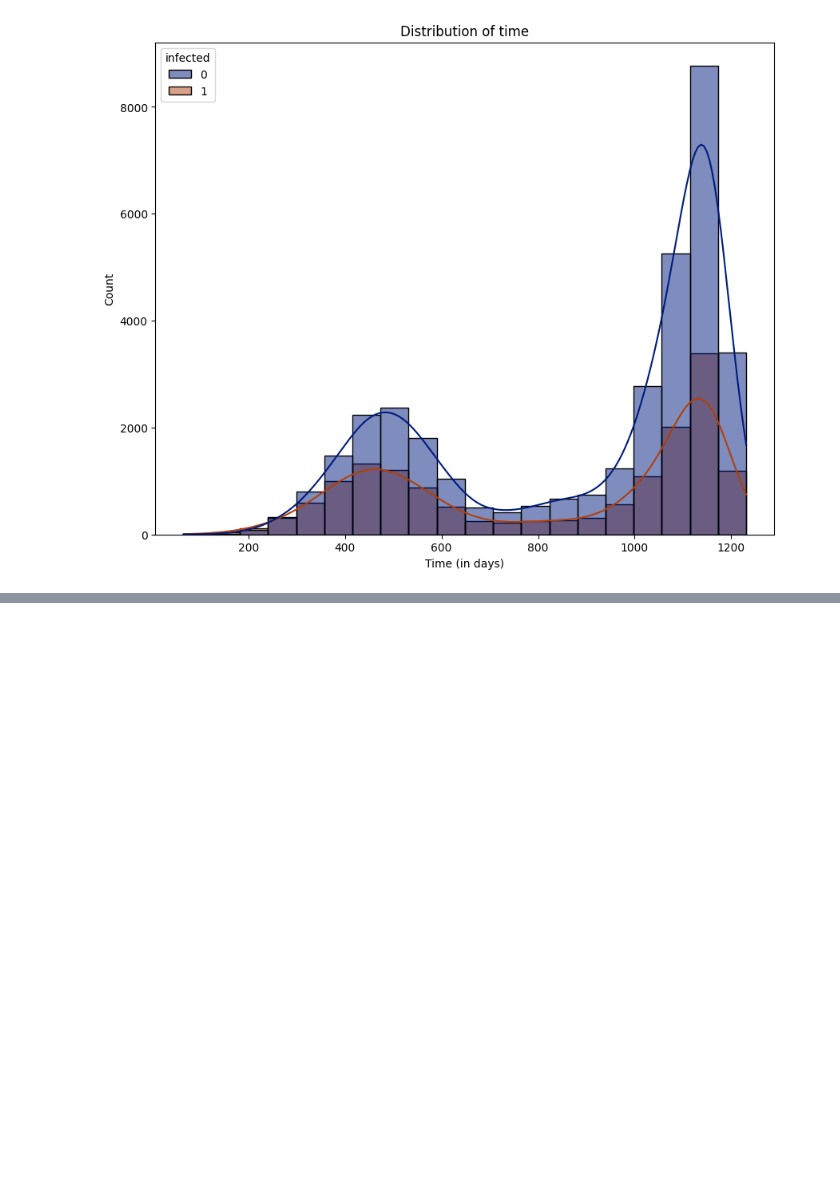
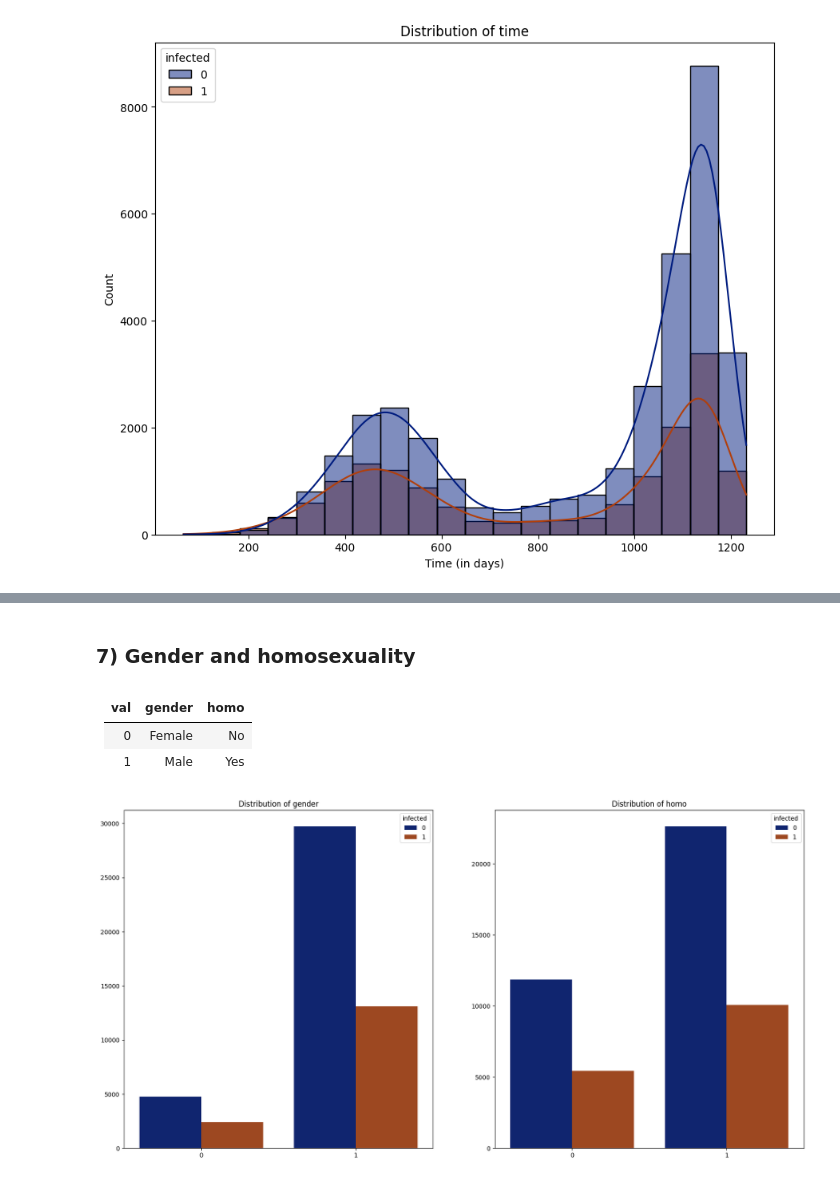
Before and after one commit to yanicodeverse/AIDS_Virus_Infection_Prediction, a Jupyter notebook: AIDS.ipynb, the cells around one changed output, grey strips where cells are left out. Cells and saved outputs as stored; diff of their text form; code cells hidden in the pictures; blank space fills up the shorter version.

```diff
--- a/AIDS.ipynb
+++ b/AIDS.ipynb
@@ -260,0 +290,23 @@ Text(0.5, 0, 'Time (in days)')
+# %% [markdown]
+### 7) Gender and homosexuality
+# %% [markdown]
+| val | gender | homo |
+|-----|--------|------|
+| 0   | Female | No   |
+| 1   | Male   | Yes  |
+# %%
+# plotting the gender and homo
+gen_homo_list = ['gender', 'homo']
+
+def subplots_count(data, col_list ,hue_target,fig_rows, fig_columns, x_axis=20, y_axis=15 ):
+    fig, ax = plt.subplots(fig_rows,fig_columns, figsize=(x_axis, y_axis))
+    ax = ax.ravel()
+    for i, col in enumerate(col_list):
+        sns.countplot(x=col, data=data, hue=hue_target, palette='dark', ax=ax[i])
+        ax[i].set_title(f"Distribution of {col}")
+        ax[i].set_xlabel(None, fontsize=16)
+        ax[i].set_ylabel(None, fontsize=16)
+
+subplots_count(df,gen_homo_list,'infected', 1,2, 20, 10)
+# %% [output]
+[figure, added]
```
Also changed, not shown: parts of 20 cells of this notebook.
